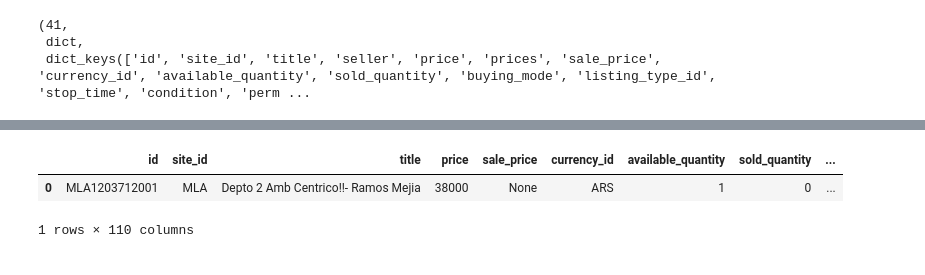
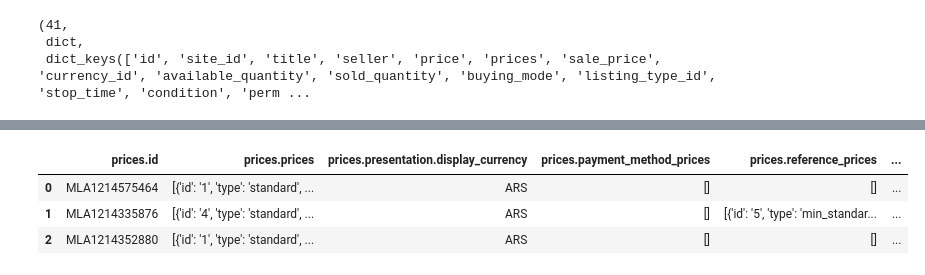
Before and after one commit to clementejose/DataSciences_CoderHouse, a Jupyter notebook: project/Desafio_APIS_JoseClemente.ipynb, the cells around one changed output, grey strips where cells are left out. Saved outputs shown, nothing was run; the diff lists cells and outputs as text; code cells hidden in the pictures.

```diff
--- a/project/Desafio_APIS_JoseClemente.ipynb
+++ b/project/Desafio_APIS_JoseClemente.ipynb
@@ -341,2 +449,2 @@ pd.json_normalize(data, record_path = ['results'])
 # %%
-len(data['results'])
+df = pd.json_normalize(data, "results")
@@ -374,6 +450,0 @@ pd.DataFrame.from_dict(json.loads(data)['results'])
-# %%
-pd.json_normalize(data, record_path = ['results'])
-# %% [output]
-|  | id | site_id | title | price | sale_price | currency_id | available_quantity | sold_quantity | ... |
-| 0 | MLA1203712001 | MLA | Depto 2 Amb Centrico!!- Ramos Mejia | 38000 | None | ARS | 1 | 0 | ... |
-1 rows × 110 columns
@@ -379,0 +454,7 @@ pd.json_normalize(data, record_path = ['results'])
+# %%
+df.filter(regex=("prices-*"))
+# %% [output]
+|  | prices.id | prices.prices | prices.presentation.display_currency | prices.payment_method_prices | prices.reference_prices | ... |
+| 0 | MLA1214575464 | [{'id': '1', 'type': 'standard', ... | ARS | [] | [] | ... |
+| 1 | MLA1214335876 | [{'id': '4', 'type': 'standard', ... | ARS | [] | [{'id': '5', 'type': 'min_standar... | ... |
+| 2 | MLA1214352880 | [{'id': '1', 'type': 'standard', ... | ARS | [] | [] | ... |
```
Also changed, not shown: parts of 49 cells of this notebook, 1 other file.
